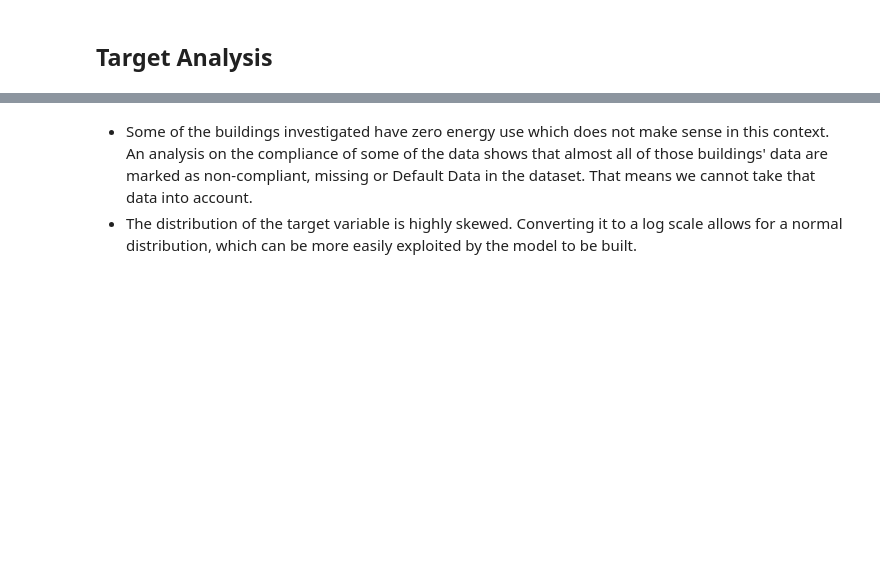
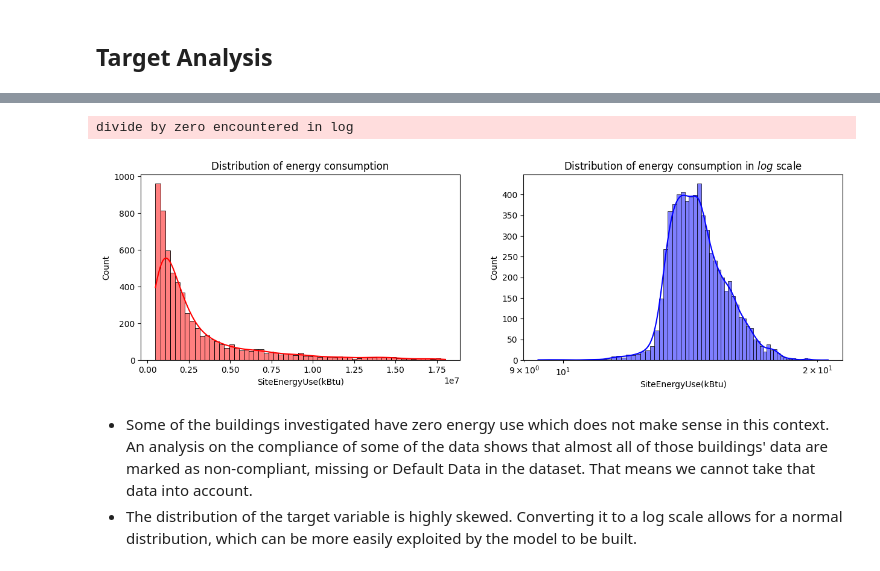
Before and after one commit to M888-kdm/Building-Energy-Prediction, a Jupyter notebook: notebooks/02-exploratory-data-analysis.ipynb, the cells around one changed output, grey strips where cells are left out. Saved outputs shown, nothing was run; the diff lists cells and outputs as text; code cells hidden in the pictures; blank space fills up the shorter version.

```diff
--- a/notebooks/02-exploratory-data-analysis.ipynb
+++ b/notebooks/02-exploratory-data-analysis.ipynb
@@ -49,12 +86,21 @@ data[TARGET_NAME].describe()
 # %%
 fig, axes = plt.subplots(nrows=1, ncols=2, figsize=(15, 4))
 
-sns.histplot(data[TARGET_NAME], color='r', kde=True, ax=axes[0])
+# 5th percentile of target
+lower_percentile = data[TARGET_NAME].quantile(0.05)
+
+# 95th percentile of target
+upper_percentile = data[TARGET_NAME].quantile(0.95)
+
+sns.histplot(data[(data[TARGET_NAME] >= lower_percentile) & (data[TARGET_NAME] <= upper_percentile)][TARGET_NAME], color='r', kde=True, ax=axes[0])
 axes[0].set_title('Distribution of energy consumption')
 
 sns.histplot(np.log(data[TARGET_NAME]), color='b', kde=True, ax=axes[1])
 axes[1].set_title('Distribution of energy consumption in $log$ scale')
 axes[1].set_xscale('log')
+# %% [output]
+divide by zero encountered in log
+[figure, added]
 # %% [markdown]
 - Some of the buildings investigated have zero energy use which does not make sense in this context. An analysis on the compliance of some of the data shows that almost all of those buildings' data are marked as non-compliant, missing or Default Data in the dataset. That means we cannot take that data into account.
 - The distribution of the target variable is highly skewed. Converting it to a log scale allows for a normal distribution, which can be more easily exploited by the model to be built.
```
Also changed, not shown: parts of 11 cells of this notebook.
